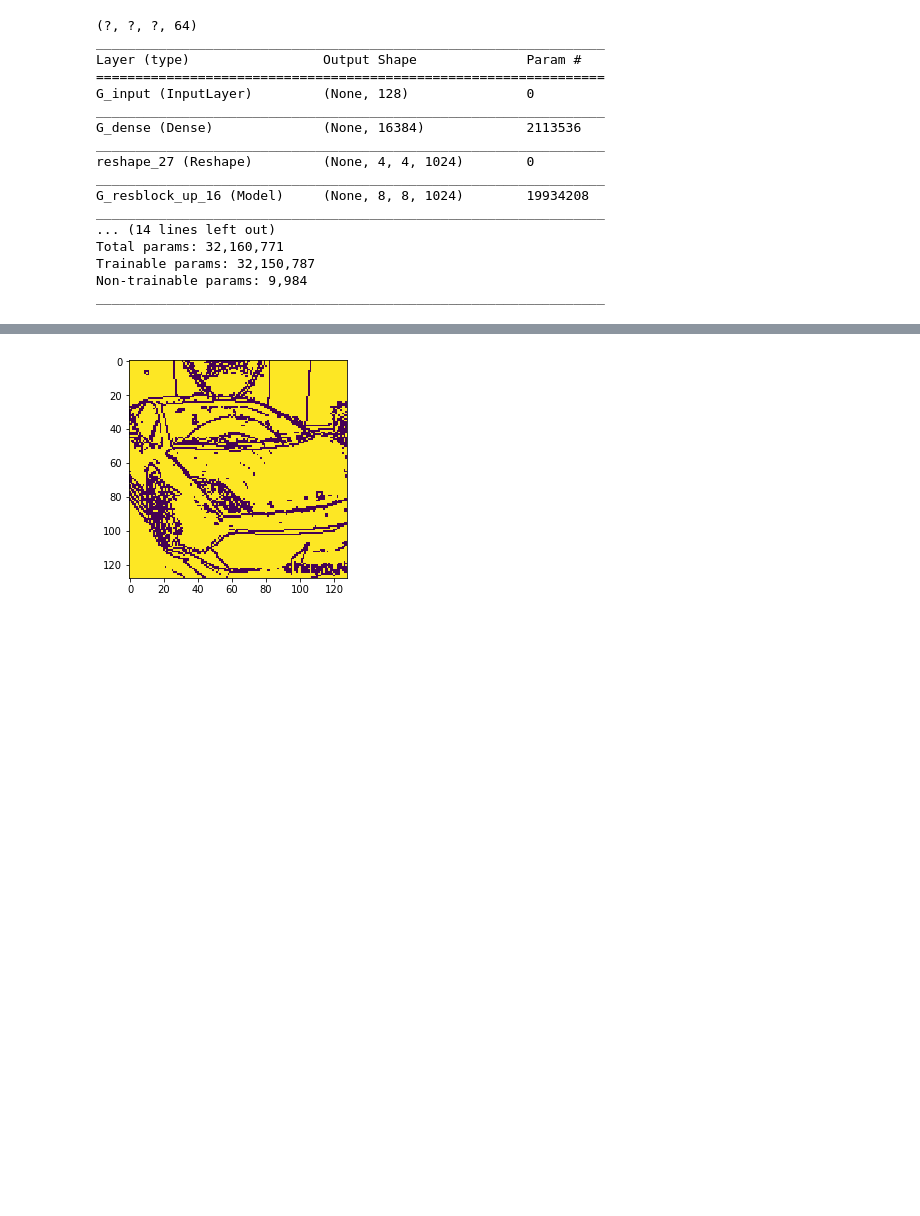
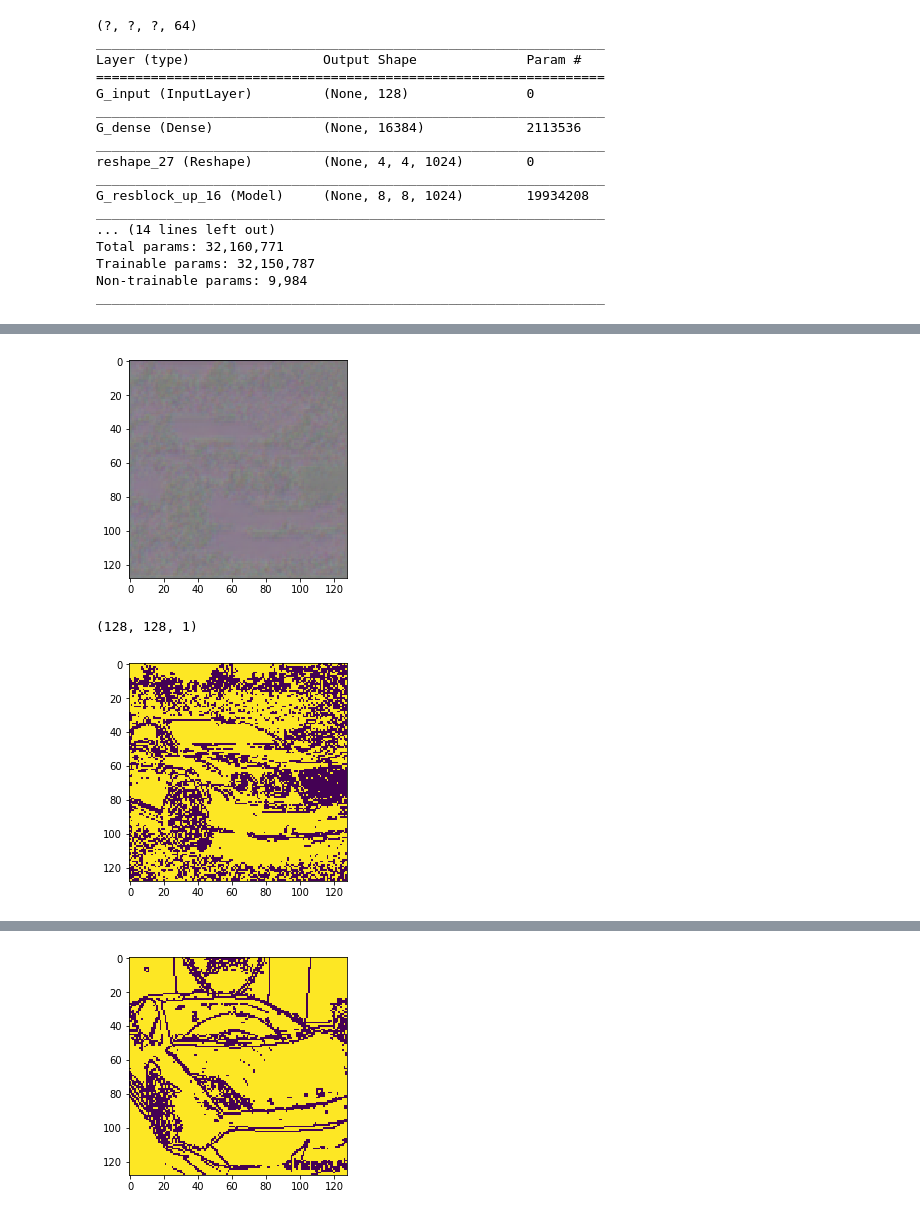
Before and after one commit to joasepul/car-gan, a Jupyter notebook: Model.ipynb, the cells around one changed output, grey strips where cells are left out. Saved outputs shown, nothing was run; the diff lists cells and outputs as text; code cells hidden in the pictures; blank space fills up the shorter version.

```diff
--- a/Model.ipynb
+++ b/Model.ipynb
@@ -495,6 +477,31 @@ def dataLoader(datapath):
         imgs.append(img)
 
     return np.array(edges), np.array(imgs)
+# %%
+generator = UNETGenerator((128,128,1),3)
+# %%
+BATCHSIZE=16
+LEARNING_RATE = 0.0002
+TRAINING_RATIO = 1
+BETA_1 = 0.0
+BETA_2 = 0.9
+EPOCHS = 100
+optimizer = Adam(LEARNING_RATE, beta_1=BETA_1, beta_2=BETA_2)
+# %%
+generator.compile(optimizer=optimizer, loss='mse')
+# %%
+test = np.array([edges[5], edges[6], edges[7], edges[8]])
+test_imgs = generator.predict(test)
+# %%
+plt.imshow((test_imgs[0] + 1)/2)
+plt.show()
+print(edges[5].shape)
+plt.imshow(np.reshape(edges[5], (128,128)))
+plt.show()
+# %% [output]
+[figure, added]
+(128, 128, 1)
+[figure, added]
 # %%
 edges, imgs = dataLoader('./edge-data/')
 print(edges.shape)
```
Also changed, not shown: parts of 11 cells of this notebook.
